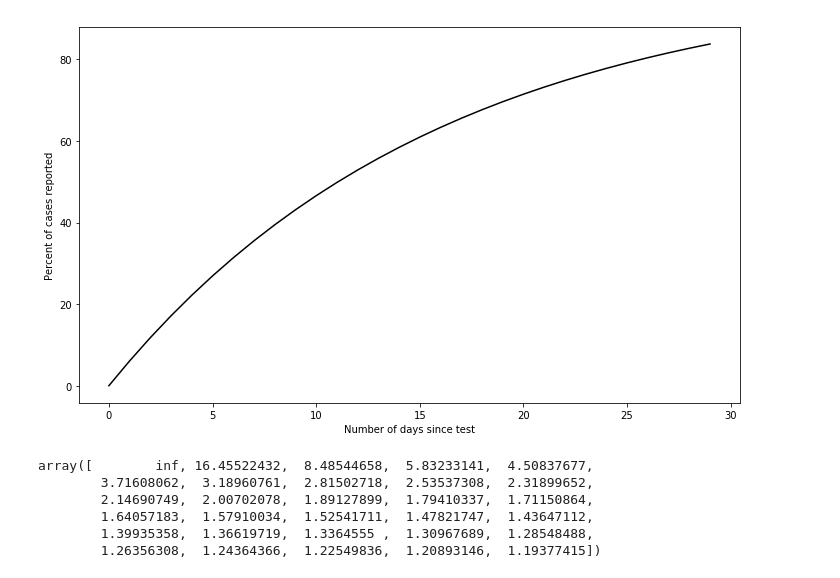
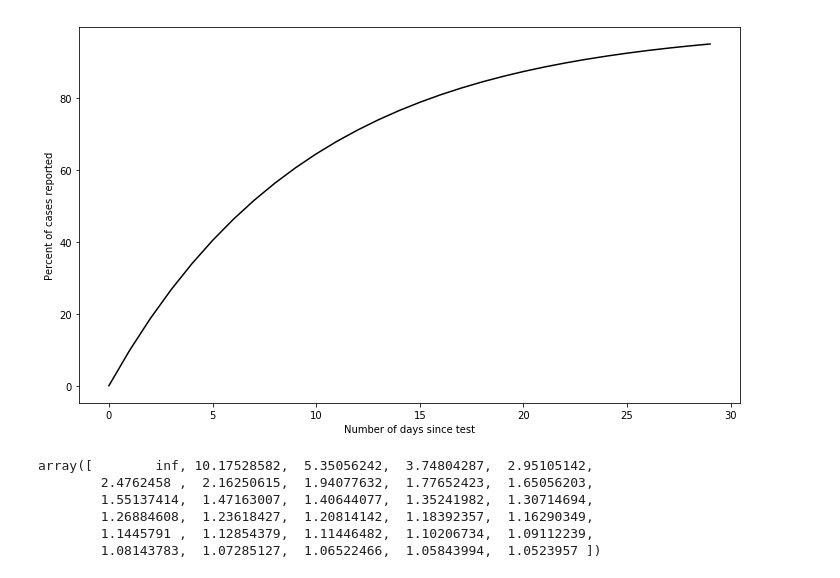
Before and after one commit to ericphamhung/covid-19, a Jupyter notebook: ontario_new.ipynb, the cells around one changed output. Saved outputs shown, nothing was run; the diff lists cells and outputs as text; code cells hidden in the pictures.

```diff
--- a/ontario_new.ipynb
+++ b/ontario_new.ipynb
@@ -94,44 +94,44 @@ rsquare: 0.9427315630052414
 # %%
 # figure 3
 # modeling exponential hazard
 
 x = np.linspace(0,30,30) # days
 
 def complete(r,t): #exponential hazard
     return 1 - np.exp(-r*t)
 
-r = 1/16.5  # 1/average time of onset to reportin
+r = 1/10  # 1/average time of onset to reportin
 
 y = complete(r,x)
 
 def lag_cases(y):
     return 1/y
 
 yy = lag_cases(y)
 
 
 plt.figure(figsize=(10,6))
 plt.plot(y*100, c='k')
 # plt.plot(yy)
 plt.yticks()
 
 plt.xlabel('Number of days since test')
 plt.ylabel('Percent of cases reported')
 plt.tight_layout()
 plt.savefig('./o_figures/figure3.png', dpi=300)
 
 plt.show()
 # %% [output]
-[figure, old version]
+[figure, new version]
 # %%
 yy
 # %% [output]
-array([        inf, 16.45522432,  8.48544658,  5.83233141,  4.50837677,
-        3.71608062,  3.18960761,  2.81502718,  2.53537308,  2.31899652,
-        2.14690749,  2.00702078,  1.89127899,  1.79410337,  1.71150864,
-        1.64057183,  1.57910034,  1.52541711,  1.47821747,  1.43647112,
-        1.39935358,  1.36619719,  1.3364555 ,  1.30967689,  1.28548488,
-        1.26356308,  1.24364366,  1.22549836,  1.20893146,  1.19377415])
+array([        inf, 10.17528582,  5.35056242,  3.74804287,  2.95105142,
+        2.4762458 ,  2.16250615,  1.94077632,  1.77652423,  1.65056203,
+        1.55137414,  1.47163007,  1.40644077,  1.35241982,  1.30714694,
+        1.26884608,  1.23618427,  1.20814142,  1.18392357,  1.16290349,
+        1.1445791 ,  1.12854379,  1.11446482,  1.10206734,  1.09112239,
+        1.08143783,  1.07285127,  1.06522466,  1.05843994,  1.0523957 ])
 # %%
 from datetime import datetime, date
 now = datetime.now()
```
Also changed, not shown: parts of 9 cells of this notebook, 8 other files.
